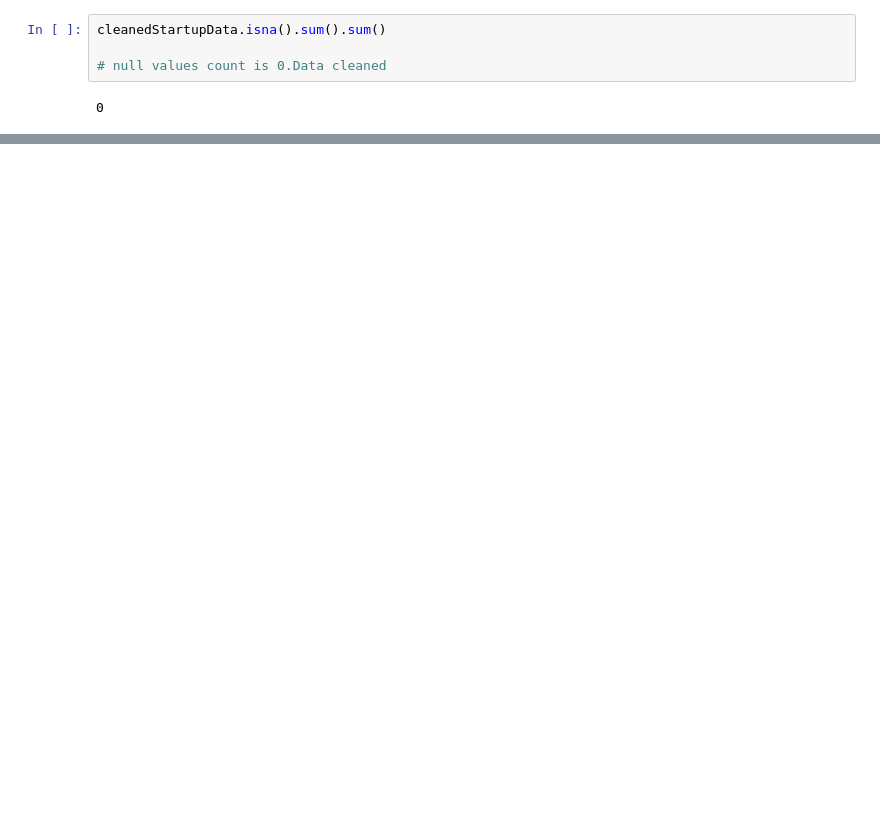
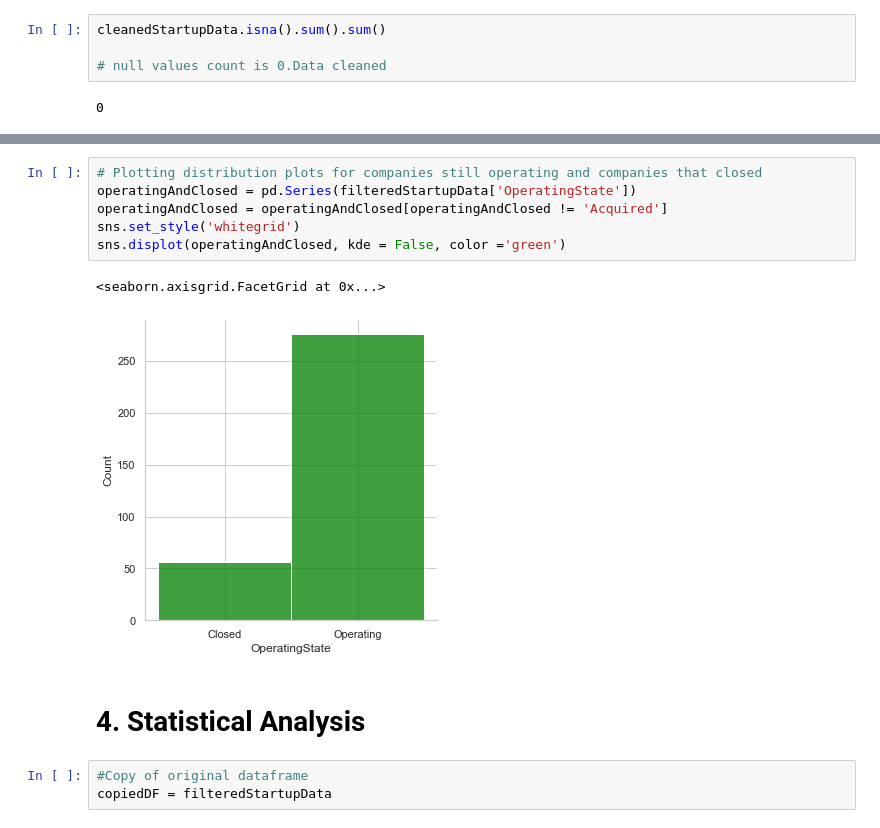
Before and after one commit to SelvamRaju/Applied-Statistics, a Jupyter notebook: Part-Three.ipynb, the cells around one changed output, grey strips where cells are left out. Cells and saved outputs as stored; diff of their text form; blank space fills up the shorter version.

```diff
--- a/Part-Three.ipynb
+++ b/Part-Three.ipynb
@@ -157,0 +311,14 @@ cleanedStartupData
+# %%
+# Plotting distribution plots for companies still operating and companies that closed
+operatingAndClosed = pd.Series(filteredStartupData['OperatingState'])
+operatingAndClosed = operatingAndClosed[operatingAndClosed != 'Acquired']
+sns.set_style('whitegrid')
+sns.displot(operatingAndClosed, kde = False, color ='green')
+# %% [output]
+<seaborn.axisgrid.FacetGrid at 0x...>
+[figure, added]
+# %% [markdown]
+# 4. Statistical Analysis
+# %%
+#Copy of original dataframe
+copiedDF = filteredStartupData
```
Also changed, not shown: parts of 36 cells of this notebook.
